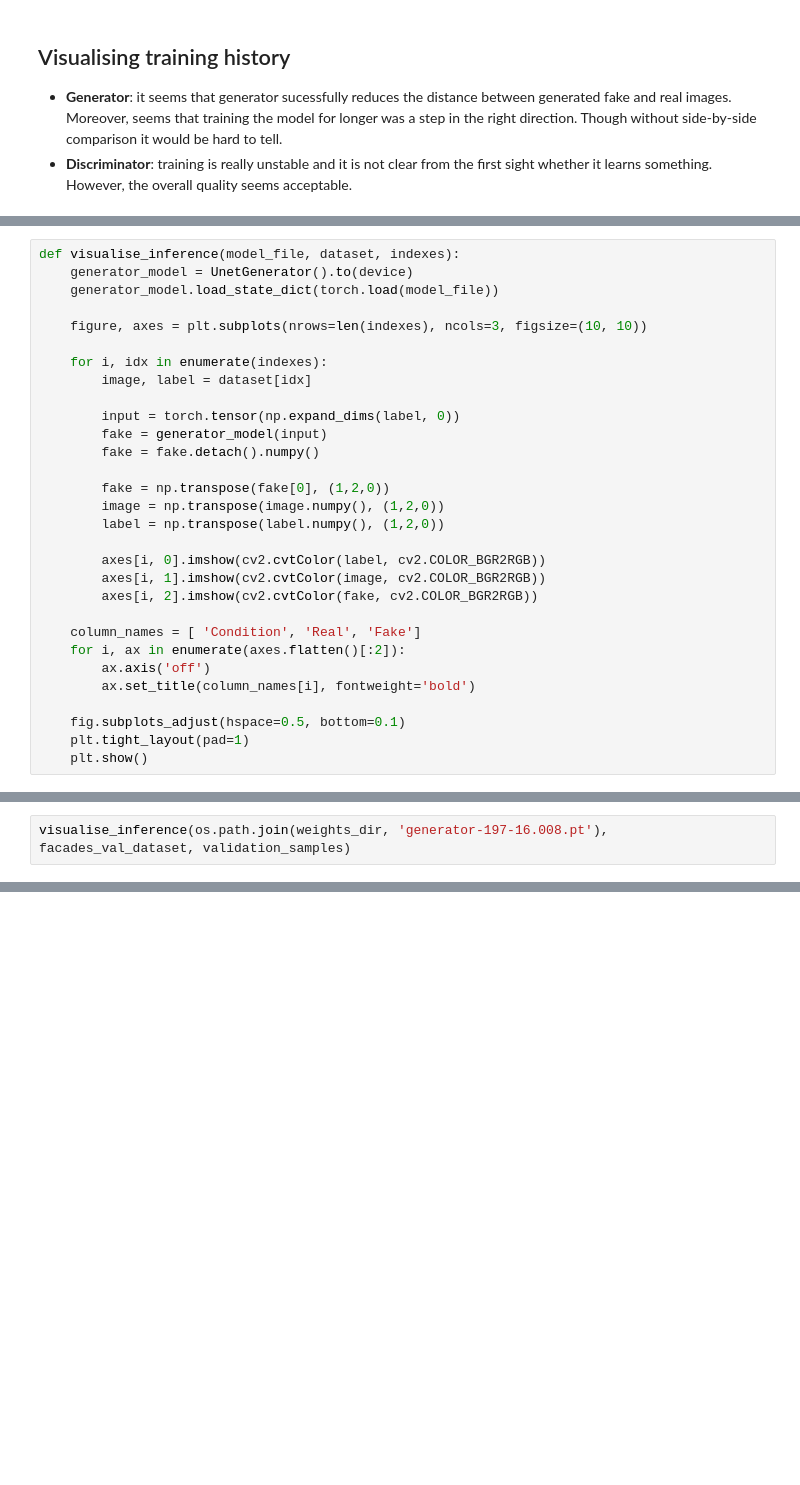
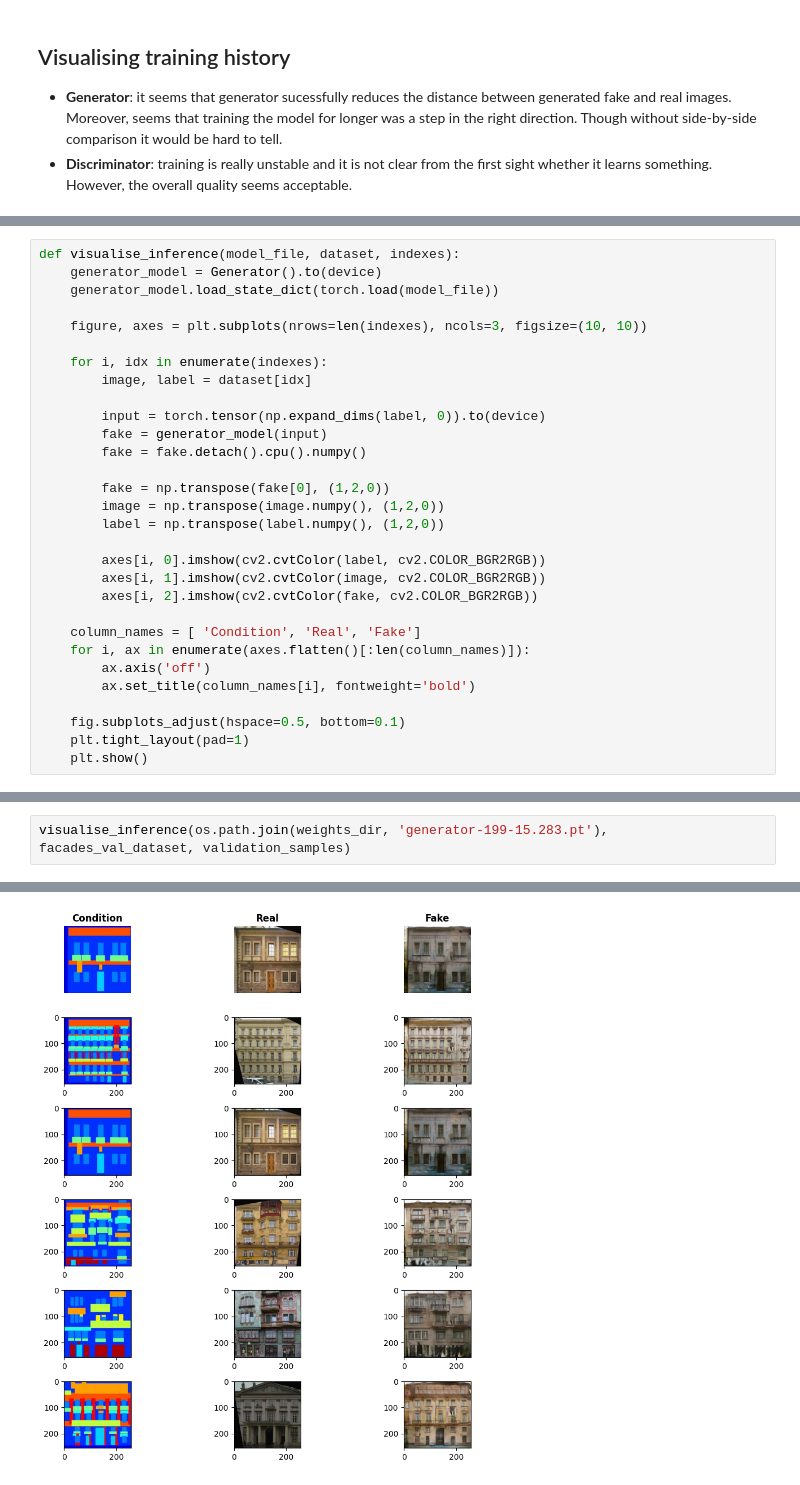
Before and after one commit to st235/HSE.DeepGenerativeNetworks, a Jupyter notebook: pix2pix.ipynb, the cells around one changed output, grey strips where cells are left out. Cells and saved outputs as stored; diff of their text form; blank space fills up the shorter version.

```diff
--- a/pix2pix.ipynb
+++ b/pix2pix.ipynb
@@ -194,6 +196,6 @@ Let's visualise _200th epoch_ vs. _400th epoch_
 # %%
 def visualise_inference(model_file, dataset, indexes):
-    generator_model = UnetGenerator().to(device)
+    generator_model = Generator().to(device)
     generator_model.load_state_dict(torch.load(model_file))
 
     figure, axes = plt.subplots(nrows=len(indexes), ncols=3, figsize=(10, 10))
@@ -201,9 +203,9 @@ def visualise_inference(model_file, dataset, indexes):
     for i, idx in enumerate(indexes):
         image, label = dataset[idx]
 
-        input = torch.tensor(np.expand_dims(label, 0))
+        input = torch.tensor(np.expand_dims(label, 0)).to(device)
         fake = generator_model(input)
-        fake = fake.detach().numpy()
+        fake = fake.detach().cpu().numpy()
 
         fake = np.transpose(fake[0], (1,2,0))
         image = np.transpose(image.numpy(), (1,2,0))
@@ -214,7 +216,7 @@ def visualise_inference(model_file, dataset, indexes):
         axes[i, 2].imshow(cv2.cvtColor(fake, cv2.COLOR_BGR2RGB))
 
     column_names = [ 'Condition', 'Real', 'Fake']
-    for i, ax in enumerate(axes.flatten()[:2]):
+    for i, ax in enumerate(axes.flatten()[:len(column_names)]):
         ax.axis('off')
         ax.set_title(column_names[i], fontweight='bold')
 
@@ -232,2 +231,3 @@ validation_samples = np.random.choice(range(len(facades_val_dataset)), 6)
 # %%
-visualise_inference(os.path.join(weights_dir, 'generator-197-16.008.pt'), facades_val_dataset, validation_samples)
+visualise_inference(os.path.join(weights_dir, 'generator-199-15.283.pt'), facades_val_dataset, validation_samples)
+# %% [output]
@@ -234 +240,2 @@ visualise_inference(os.path.join(weights_dir, 'generator-197-16.008.pt'), facade
+[figure, added]
 # %%
```
Also changed, not shown: parts of 7 cells of this notebook, 2 other files.
